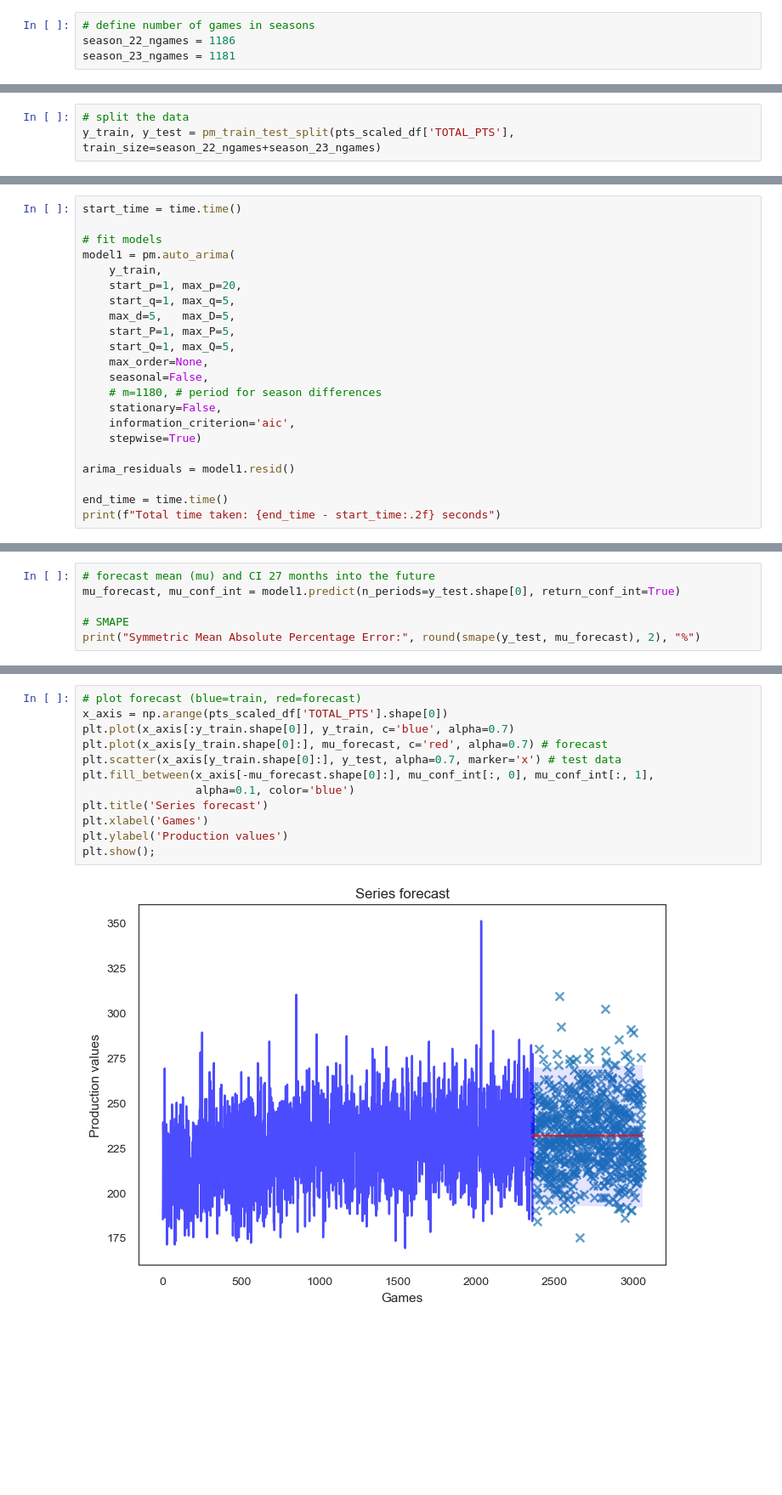
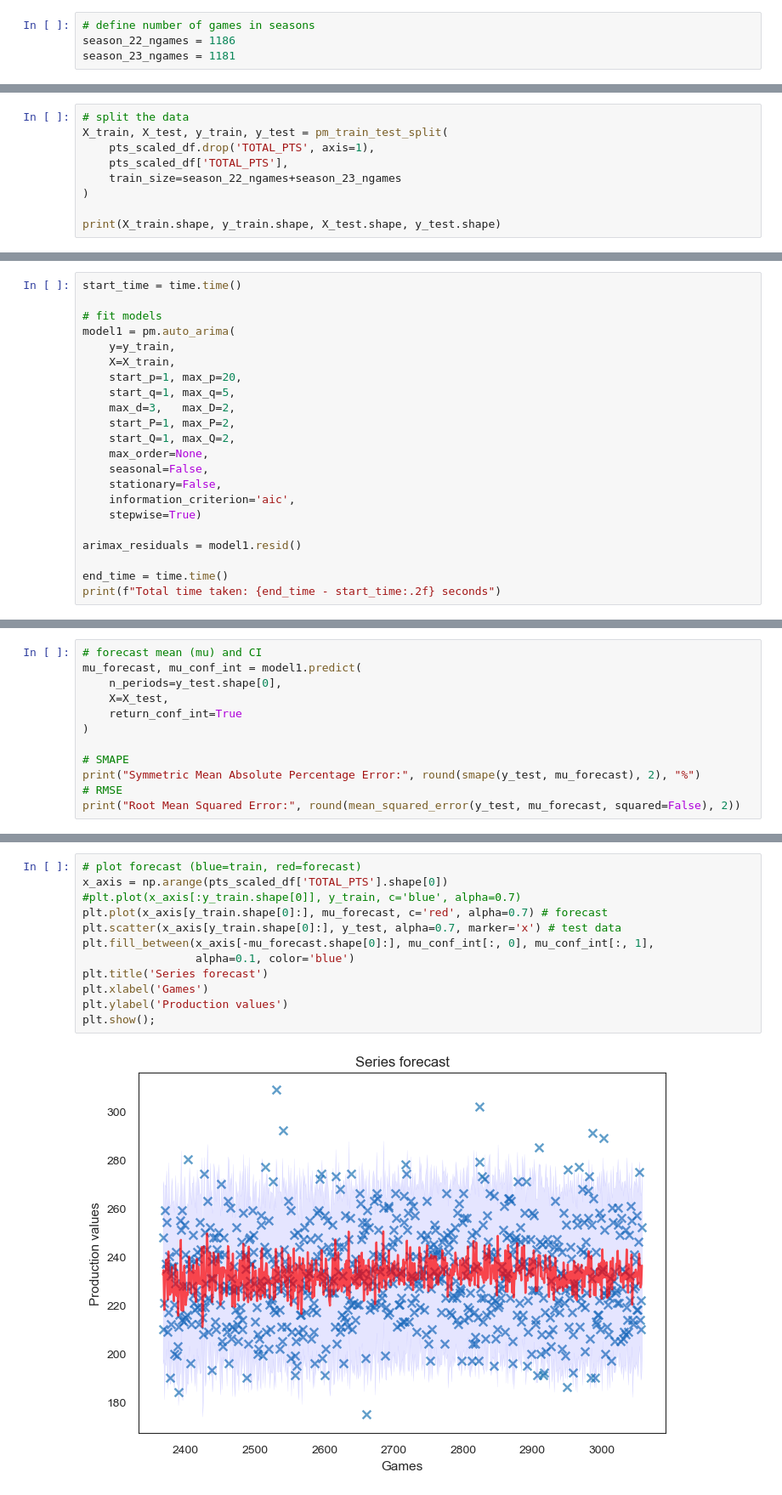
Before and after one commit to stevenworthington/sports_betting, a Jupyter notebook: code/models_ml/07_ARIMAX_BoxScores.ipynb, the cells around one changed output, grey strips where cells are left out. Shown at 85% size. Saved outputs shown, nothing was run; the diff lists cells and outputs as text; blank space fills up the shorter version.

```diff
--- a/code/models_ml/07_ARIMAX_BoxScores.ipynb
+++ b/code/models_ml/07_ARIMAX_BoxScores.ipynb
@@ -189,3 +99,9 @@ Critical values :
 # %%
 # split the data
-y_train, y_test = pm_train_test_split(pts_scaled_df['TOTAL_PTS'], train_size=season_22_ngames+season_23_ngames)
+X_train, X_test, y_train, y_test = pm_train_test_split(
+    pts_scaled_df.drop('TOTAL_PTS', axis=1),
+    pts_scaled_df['TOTAL_PTS'],
+    train_size=season_22_ngames+season_23_ngames
+)
+
+print(X_train.shape, y_train.shape, X_test.shape, y_test.shape)
@@ -194,20 +112,20 @@ start_time = time.time()
 
 # fit models
 model1 = pm.auto_arima(
-    y_train,
+    y=y_train,
+    X=X_train,
     start_p=1, max_p=20,
     start_q=1, max_q=5,
-    max_d=5,   max_D=5,
-    start_P=1, max_P=5,
-    start_Q=1, max_Q=5,
+    max_d=3,   max_D=2,
+    start_P=1, max_P=2,
+    start_Q=1, max_Q=2,
     max_order=None,
     seasonal=False,
-    # m=1180, # period for season differences
     stationary=False,
     information_criterion='aic',
     stepwise=True)
 
-arima_residuals = model1.resid()
+arimax_residuals = model1.resid()
 
 end_time = time.time()
 print(f"Total time taken: {end_time - start_time:.2f} seconds")
@@ -297,7 +173,13 @@ Warnings:
 # %%
-# forecast mean (mu) and CI 27 months into the future
-mu_forecast, mu_conf_int = model1.predict(n_periods=y_test.shape[0], return_conf_int=True)
+# forecast mean (mu) and CI
+mu_forecast, mu_conf_int = model1.predict(
+    n_periods=y_test.shape[0],
+    X=X_test,
+    return_conf_int=True
+)
 
 # SMAPE
 print("Symmetric Mean Absolute Percentage Error:", round(smape(y_test, mu_forecast), 2), "%")
+# RMSE
+print("Root Mean Squared Error:", round(mean_squared_error(y_test, mu_forecast, squared=False), 2))
 # %% [output]
@@ -306,14 +189,14 @@ No supported index is available. Prediction results will be given with an intege
 # %%
 # plot forecast (blue=train, red=forecast)
 x_axis = np.arange(pts_scaled_df['TOTAL_PTS'].shape[0])
-plt.plot(x_axis[:y_train.shape[0]], y_train, c='blue', alpha=0.7)
+#plt.plot(x_axis[:y_train.shape[0]], y_train, c='blue', alpha=0.7)
 plt.plot(x_axis[y_train.shape[0]:], mu_forecast, c='red', alpha=0.7) # forecast
 plt.scatter(x_axis[y_train.shape[0]:], y_test, alpha=0.7, marker='x') # test data
 plt.fill_between(x_axis[-mu_forecast.shape[0]:], mu_conf_int[:, 0], mu_conf_int[:, 1],
                  alpha=0.1, color='blue')
 plt.title('Series forecast')
 plt.xlabel('Games')
 plt.ylabel('Production values')
 plt.show();
 # %% [output]
-[figure, old version]
+[figure, new version]
```
Also changed, not shown: parts of 51 cells of this notebook, 44 other files.
